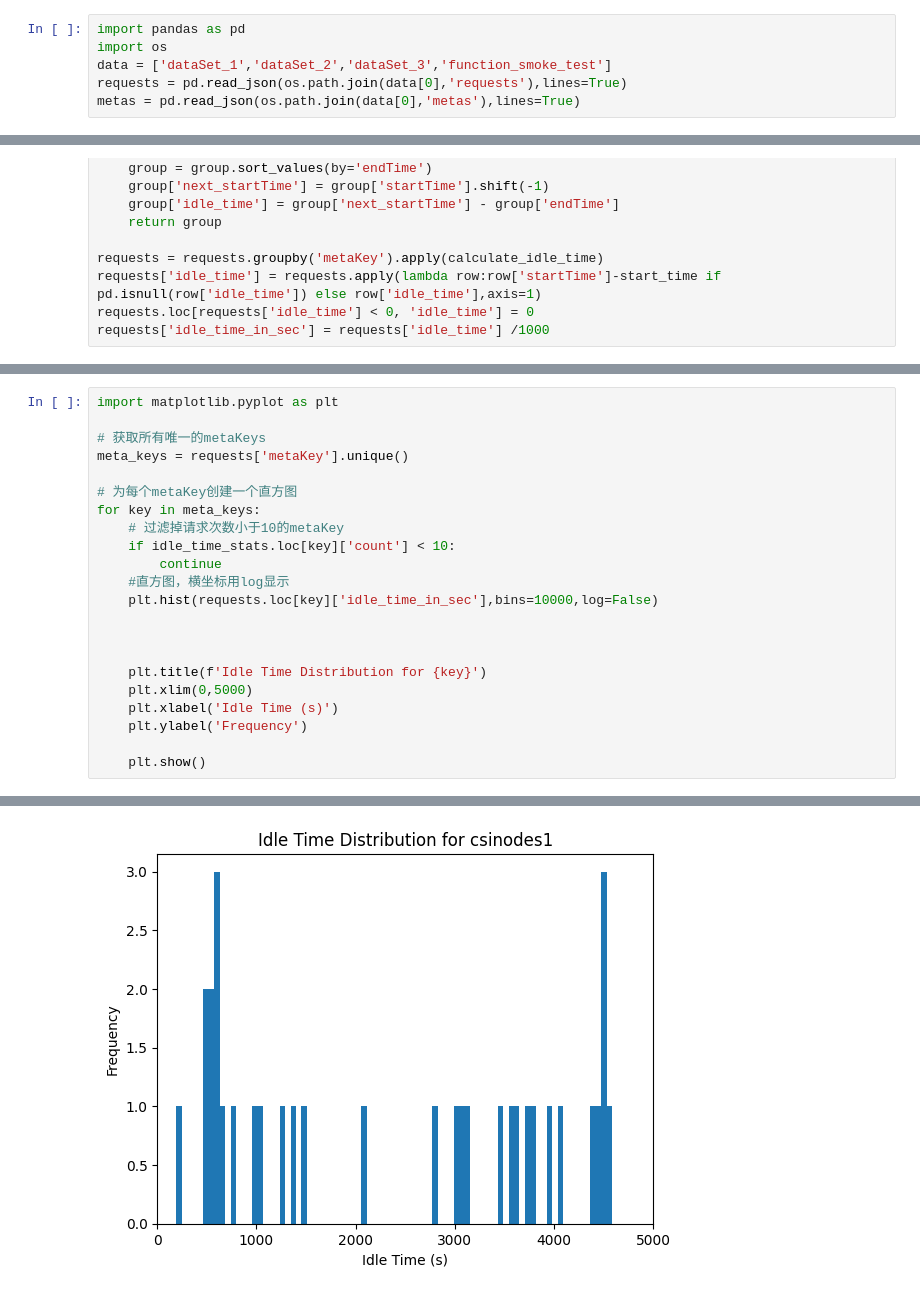
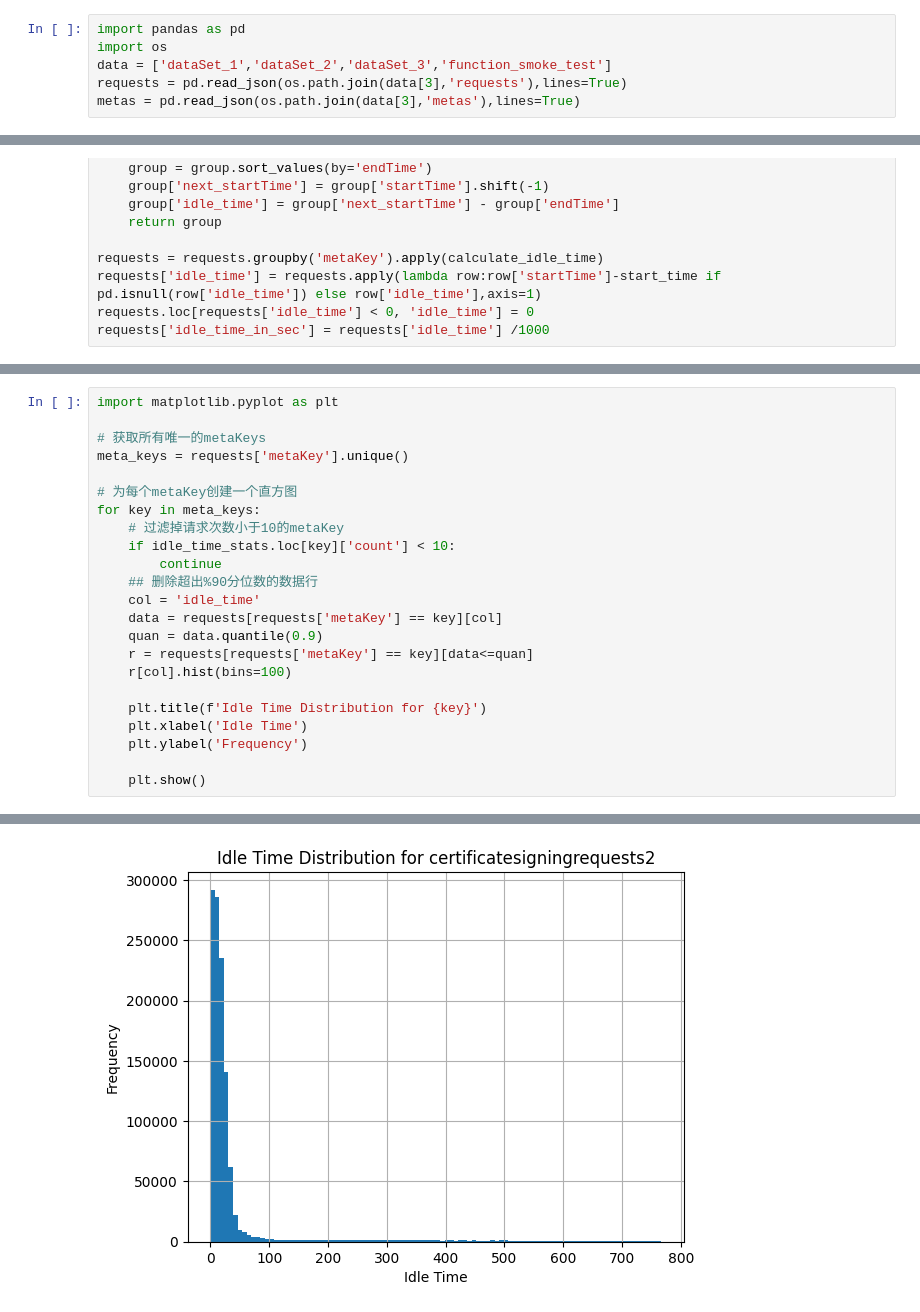
Before and after one commit to yi-ge-dian/scaler, a Jupyter notebook: data/data_training/analysis.ipynb, the cells around one changed output, grey strips where cells are left out. Drawn from its saved outputs; the diff is of its cells as text.

```diff
--- a/data/data_training/analysis.ipynb
+++ b/data/data_training/analysis.ipynb
@@ -2,8 +2,8 @@
 import pandas as pd
 import os
 data = ['dataSet_1','dataSet_2','dataSet_3','function_smoke_test']
-requests = pd.read_json(os.path.join(data[0],'requests'),lines=True)
-metas = pd.read_json(os.path.join(data[0],'metas'),lines=True)
+requests = pd.read_json(os.path.join(data[3],'requests'),lines=True)
+metas = pd.read_json(os.path.join(data[3],'metas'),lines=True)
 # %%
 requests['endTime'] = requests['startTime'] + requests['durationsInMs']
 start_time = requests['startTime'].min()
@@ -70,14 +70,15 @@ for key in meta_keys:
     # 过滤掉请求次数小于10的metaKey
     if idle_time_stats.loc[key]['count'] < 10:
         continue
-    #直方图，横坐标用log显示
-    plt.hist(requests.loc[key]['idle_time_in_sec'],bins=10000,log=False)
-
-
+    ## 删除超出%90分位数的数据行
+    col = 'idle_time'
+    data = requests[requests['metaKey'] == key][col]
+    quan = data.quantile(0.9)
+    r = requests[requests['metaKey'] == key][data<=quan]
+    r[col].hist(bins=100)
 
     plt.title(f'Idle Time Distribution for {key}')
-    plt.xlim(0,5000)
-    plt.xlabel('Idle Time (s)')
+    plt.xlabel('Idle Time')
     plt.ylabel('Frequency')
 
     plt.show()
@@ -86 +87 @@ for key in meta_keys:
-[figure, old version]
+[figure, new version]
```
Also changed, not shown: parts of 3 cells of this notebook, 52 other files.
